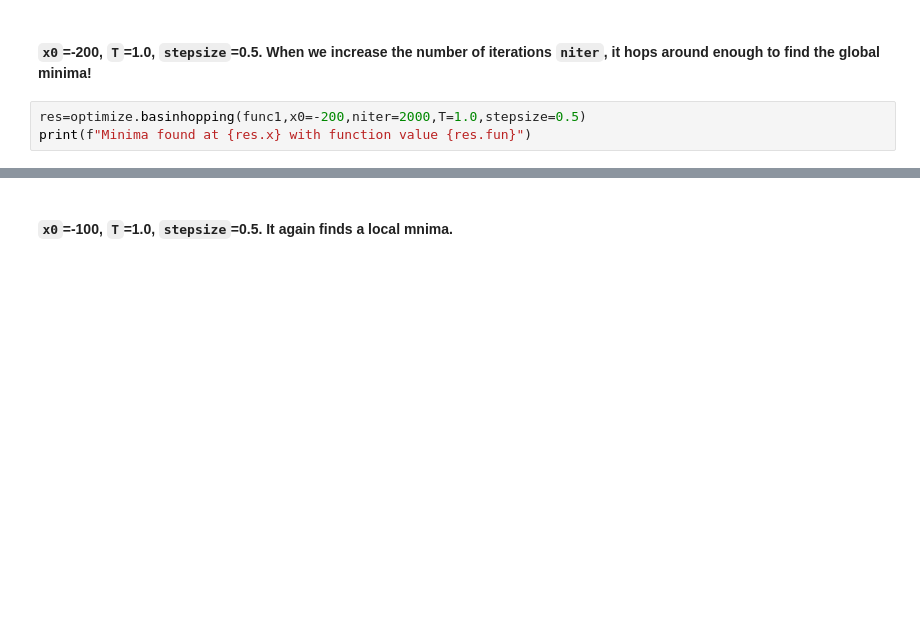
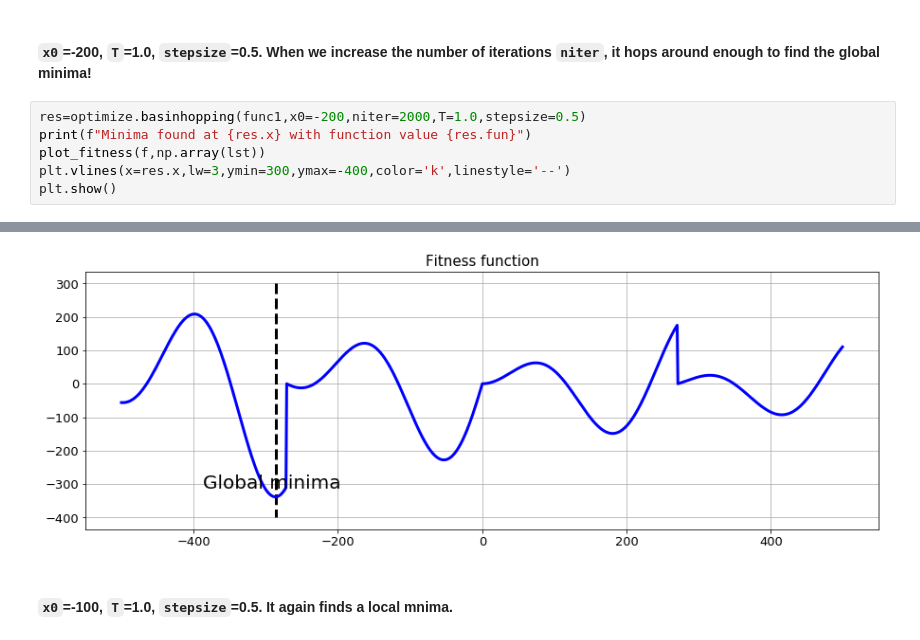
Before and after one commit to tirthajyoti/Randomized_Optimization, a Jupyter notebook: Hill climb and annealing using scipy optimize.ipynb, the cells around one changed output, grey strips where cells are left out. Drawn from its saved outputs; the diff is of its cells as text; blank space fills up the shorter version.

```diff
--- a/Hill climb and annealing using scipy optimize.ipynb
+++ b/Hill climb and annealing using scipy optimize.ipynb
@@ -122,4 +136,7 @@ Minima found at [-251.07097386] with function value -12.337884741536316
 # %%
 res=optimize.basinhopping(func1,x0=-200,niter=2000,T=1.0,stepsize=0.5)
 print(f"Minima found at {res.x} with function value {res.fun}")
+plot_fitness(f,np.array(lst))
+plt.vlines(x=res.x,lw=3,ymin=300,ymax=-400,color='k',linestyle='--')
+plt.show()
 # %% [output]
@@ -127,3 +144,4 @@ Minima found at [-286.62103863] with function value -338.1818835389411
+[figure, added]
 # %% [markdown]
 #### `x0`=-100, `T`=1.0, `stepsize`=0.5. It again finds a local mnima.
 # %%
```
Also changed, not shown: parts of 14 cells of this notebook.
